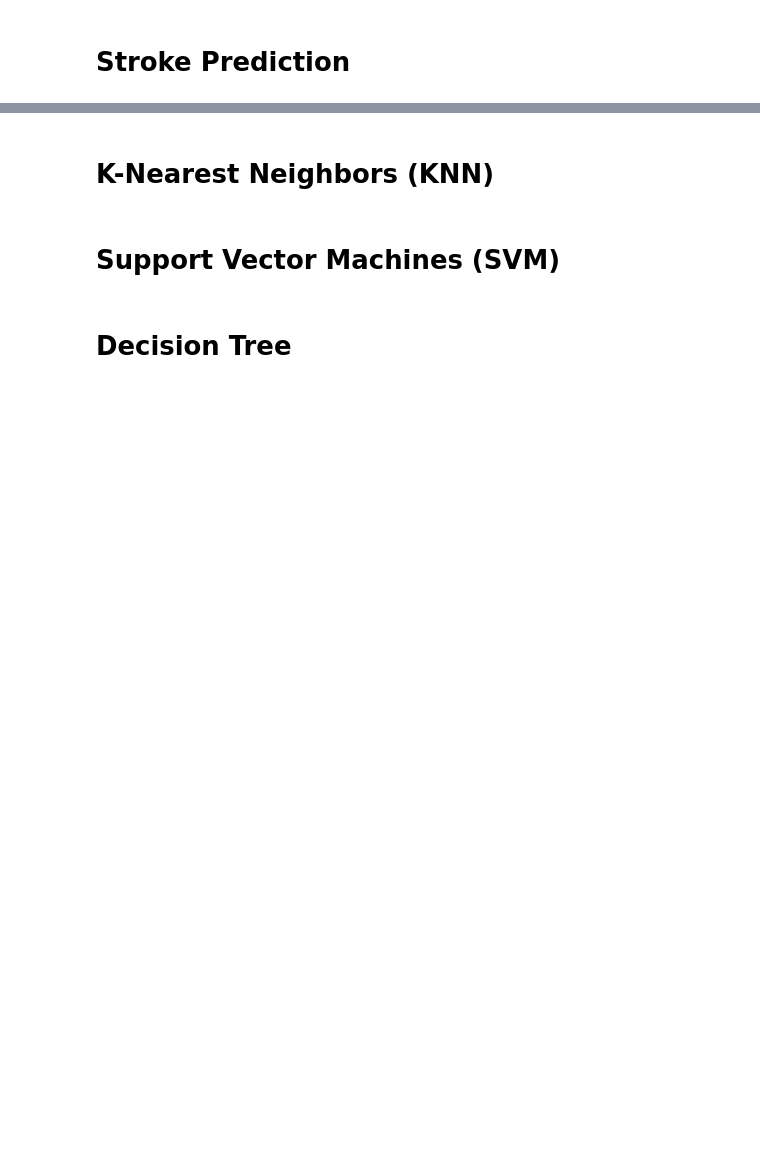
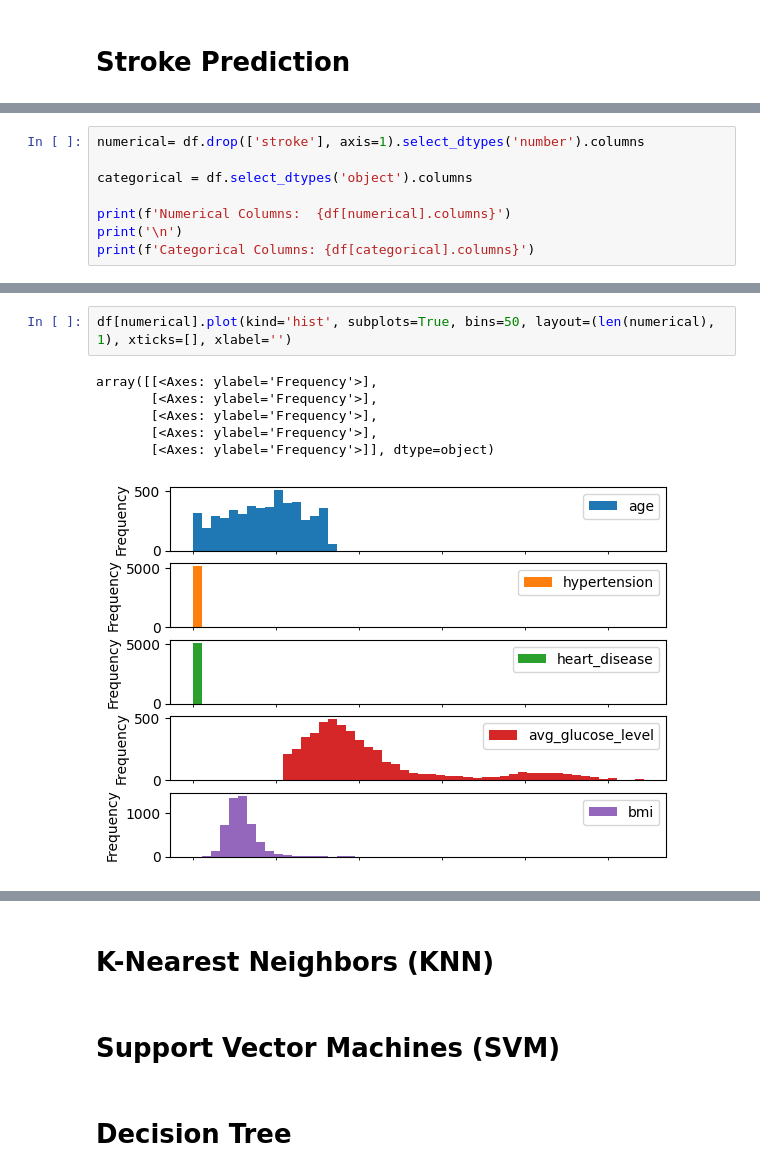
Before and after one commit to prvshkmr/prvshkmr.github.io, a Jupyter notebook: Stroke_Predication.ipynb, the cells around one changed output, grey strips where cells are left out. Cells and saved outputs as stored; diff of their text form; blank space fills up the shorter version.

```diff
--- a/Stroke_Predication.ipynb
+++ b/Stroke_Predication.ipynb
@@ -111,0 +162,8 @@ dtype: float64
+# %%
+numerical= df.drop(['stroke'], axis=1).select_dtypes('number').columns
+
+categorical = df.select_dtypes('object').columns
+
+print(f'Numerical Columns:  {df[numerical].columns}')
+print('\n')
+print(f'Categorical Columns: {df[categorical].columns}')
@@ -111,0 +240,9 @@ dtype: float64
+# %%
+df[numerical].plot(kind='hist', subplots=True, bins=50, layout=(len(numerical), 1), xticks=[], xlabel='')
+# %% [output]
+array([[<Axes: ylabel='Frequency'>],
+       [<Axes: ylabel='Frequency'>],
+       [<Axes: ylabel='Frequency'>],
+       [<Axes: ylabel='Frequency'>],
+       [<Axes: ylabel='Frequency'>]], dtype=object)
+[figure, added]
```
Also changed, not shown: parts of 38 cells of this notebook.
